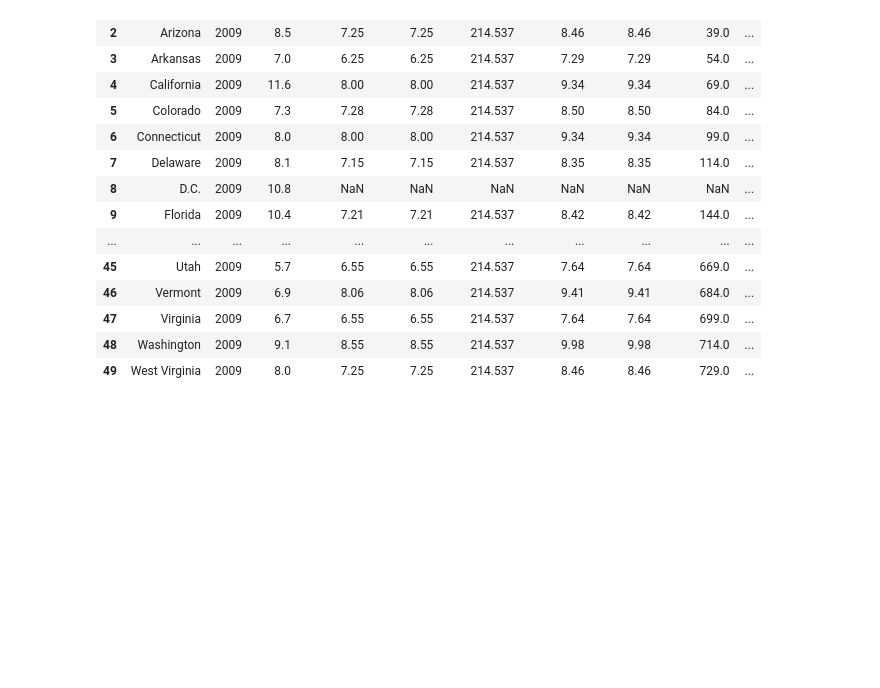
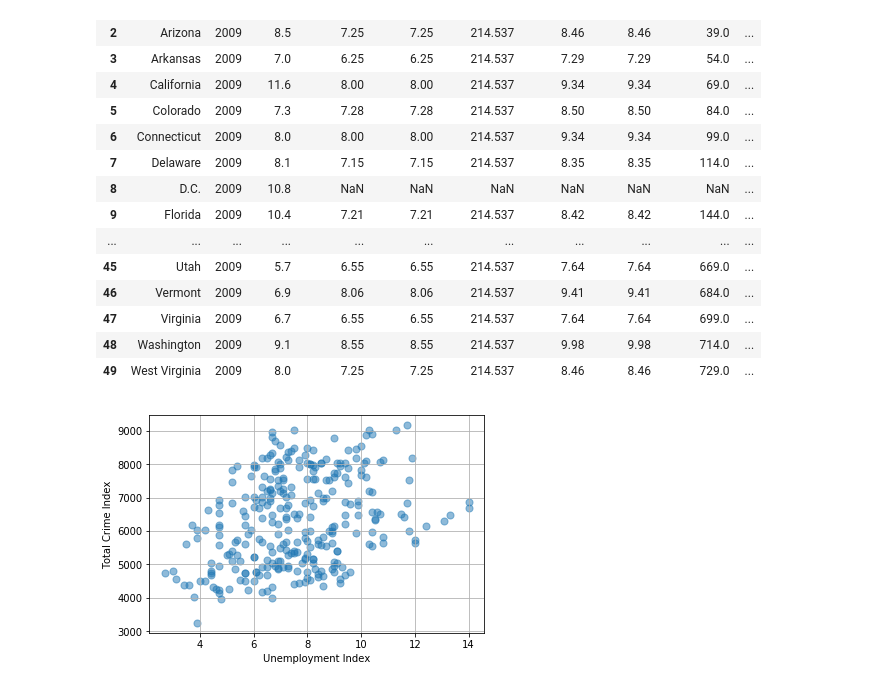
Before and after one commit to SnehaKellogg/Project1_Group5, a Jupyter notebook: ProjectG5.ipynb, the cells around one changed output. Saved outputs shown, nothing was run; the diff lists cells and outputs as text; code cells hidden in the pictures; blank space fills up the shorter version.

```diff
--- a/ProjectG5.ipynb
+++ b/ProjectG5.ipynb
@@ -120,3 +119,23 @@ See the caveats in the documentation: http://pandas.pydata.org/pandas-docs/stabl
 | 47 | Virginia | 2009 | 6.7 | 6.55 | 6.55 | 214.537 | 7.64 | 7.64 | 699.0 | ... |
 | 48 | Washington | 2009 | 9.1 | 8.55 | 8.55 | 214.537 | 9.98 | 9.98 | 714.0 | ... |
 | 49 | West Virginia | 2009 | 8.0 | 7.25 | 7.25 | 214.537 | 8.46 | 8.46 | 729.0 | ... |
+# %%
+# cleaning final dataframe
+
+Semi_cleaned = cleaned.dropna()
+Semi_cleaned
+
+Final_cleaned = Semi_cleaned.drop(["Unnamed: 0"], axis=1)
+# Final_cleaned
+# %%
+# plot Unemployment Index and Total crime Index
+
+x_axis = Final_cleaned["Avg UI"]
+crime_rate = Final_cleaned["Total Crime Rate"]
+plt.xlabel("Unemployment Index")
+plt.ylabel("Total Crime Index")
+plt.grid()
+plt.scatter(x_axis, crime_rate, marker="o", s=50, alpha=0.5)
+plt.show()
+# %% [output]
+[figure, added]
```
Also changed, not shown: parts of 6 cells of this notebook, 1 other file.
